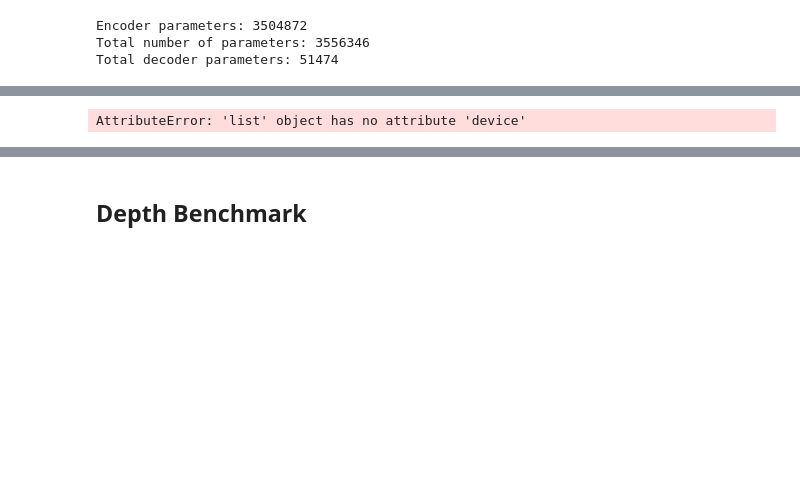
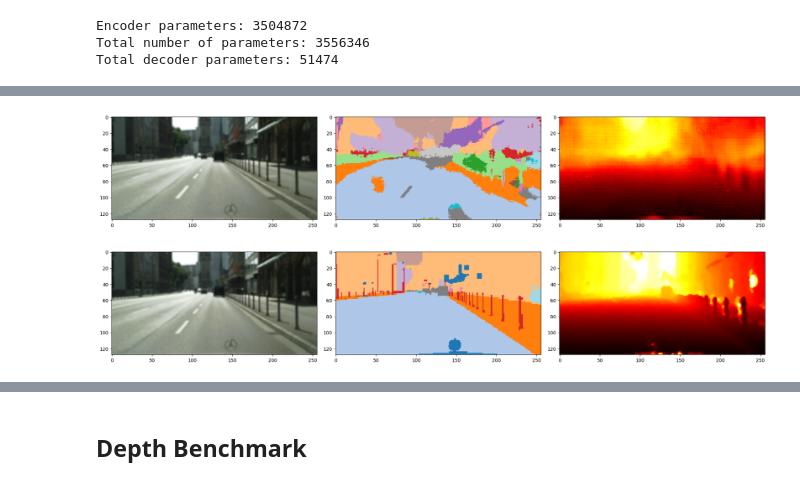
Before and after one commit to Utsab-2010/Depth-Estimation-Task, a Jupyter notebook: test_citysc.ipynb, the cells around one changed output, grey strips where cells are left out. Cells and saved outputs as stored; diff of their text form; code cells hidden in the pictures; blank space fills up the shorter version.

```diff
--- a/test_citysc.ipynb
+++ b/test_citysc.ipynb
@@ -888,7 +912,7 @@ KeyboardInterrupt:
 - Check with higher res images
 - Organise and mention tensor shapes at each point to prevent confusion later on. Try to keep same shapes at same levels.
 # %%
-img_tensor, depth_tensor,seg_tensor = dataset[10]
+img_tensor, depth_tensor,seg_tensor = val_dataset[46]
 img_tensor = img_tensor.to(device)
 img_tensor = img_tensor.unsqueeze(0)
 depth_tensor = depth_tensor.unsqueeze(0)
@@ -996,7 +1016,7 @@ torch.min(torch.abs(output[3]-depth_tensor)).item())
 # %%
 # torch.save(model.state_dict(), '../saves/v2.pth')
 # %%
-def smooth_depth_prediction(depth_tensor, kernel_size=5):
+def smooth_depth_prediction(depth_tensor, kernel_size=2):
     """Apply Gaussian smoothing to reduce noise"""
     import torch.nn.functional as F
 
@@ -1016,6 +1036,4 @@ def smooth_depth_prediction(depth_tensor, kernel_size=5):
 # Use during inference
 with torch.no_grad():
     raw_pred = model(img_tensor)
-    smooth_pred = smooth_depth_prediction(raw_pred[-1])
+    smooth_pred = smooth_depth_prediction(raw_pred[0][-1])
-# %% [output]
-AttributeError: 'list' object has no attribute 'device'
@@ -1022,2 +1067,24 @@ AttributeError: 'list' object has no attribute 'device'
+# %%
+# 1. Convert segmentation logits to probabilities via softmax
+probs = torch.softmax(segm[3], dim=1).squeeze(0).detach().cpu().numpy()  # (20, H, W)
+
+# 2. Extract and unnormalize the input image (using ImageNet mean and std)
+img_np = img_tensor.squeeze(0).detach().cpu().numpy()
+mean = np.array([0.485, 0.456, 0.406]).reshape(3, 1, 1)
+std = np.array([0.229, 0.224, 0.225]).reshape(3, 1, 1)
+unnorm_img = img_np * std + mean  # Float [0, 1]
+
+# 3. Apply the guided filter refinement
+refined_argmax = refine_segmentation_guided_filter(unnorm_img, probs, r=5, eps=1e-4)
+
+# 4. Map the class index back to the target label range [-1, 18]
+refined_seg = torch.tensor(refined_argmax - 1, device=device).unsqueeze(0)
+
+# 5. Display the results
+display_three_tensors(img_tensor.squeeze(0), refined_seg.squeeze(0), output[3])
+display_three_tensors(img_tensor.squeeze(0), seg_tensor.squeeze(0), depth_tensor.squeeze(0))
+# %% [output]
+[figure, added]
+[figure, added]
 # %%
 depth_to_display(smooth_pred)
```
Also changed, not shown: parts of 29 cells of this notebook, 9 other files.
